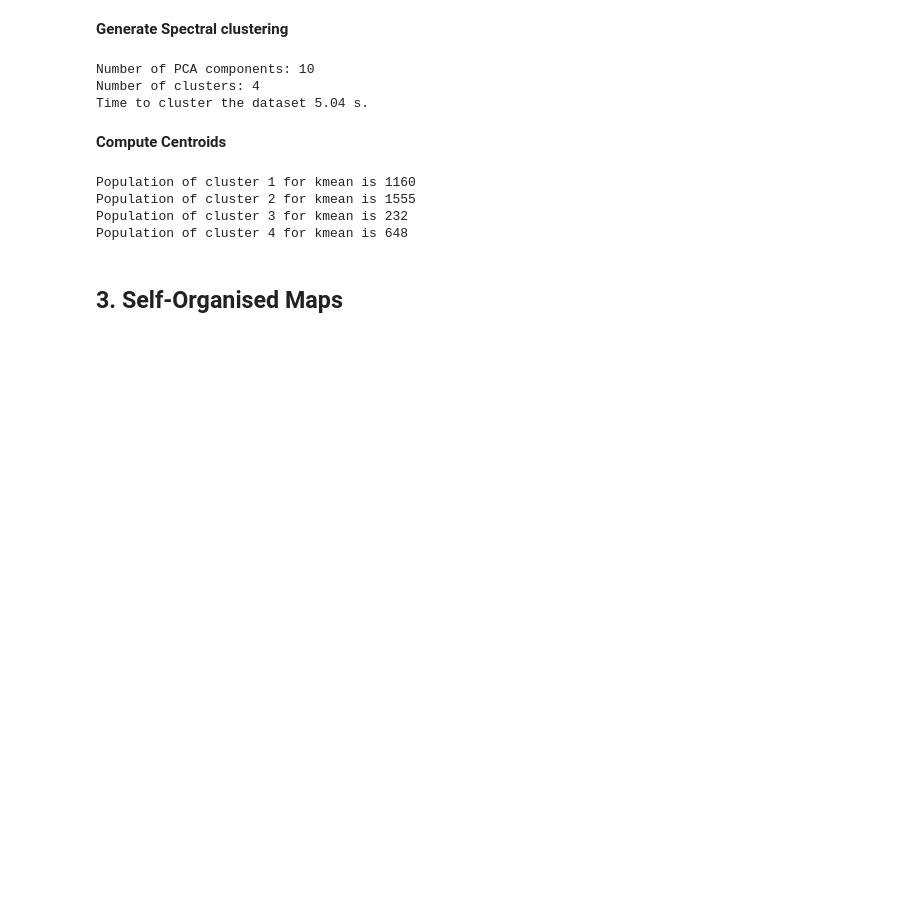
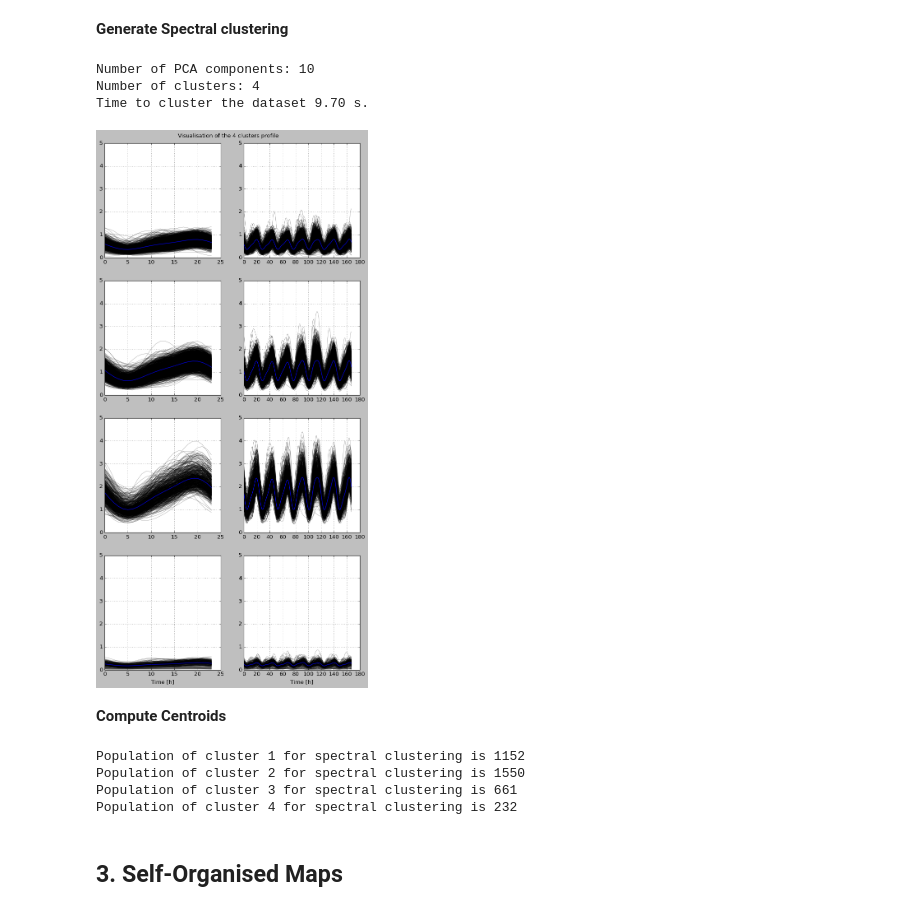
Before and after one commit to nvlaminc/Cenaero-TrailWorkshop2022, a Jupyter notebook: DimensionReduction/clustering/Clusters_Investigation.ipynb, the cells around one changed output. Saved outputs shown, nothing was run; the diff lists cells and outputs as text; code cells hidden in the pictures; blank space fills up the shorter version.

```diff
--- a/DimensionReduction/clustering/Clusters_Investigation.ipynb
+++ b/DimensionReduction/clustering/Clusters_Investigation.ipynb
@@ -99,38 +95,34 @@ Population of cluster 4 for kmean is 508
 **Generate Spectral clustering**
 # %%
 print(f'Number of PCA components: {n_components}')
-print(f'Number of clusters: {n_cluster}')
-
+print(f'Number of clusters: {n_clusters}')
 t = time.time()
-
 x_pca = PCA(n_components=n_components).fit_transform(x)
-scluster = SpectralClustering(n_clusters=n_cluster, random_state=0, affinity = "nearest_neighbors").fit(x_pca)
-
+scluster = SpectralClustering(n_clusters=n_clusters, random_state=0, affinity = "nearest_neighbors").fit(x_pca)
 print(f'Time to cluster the dataset {time.time()-t:.2f} s.')
-
 if do_plot:
-    plot_clusters(x, kmeans.predict(x_pca))
+    plot_clusters(x, scluster.labels_)
 # %% [output]
 Number of PCA components: 10
 Number of clusters: 4
-Time to cluster the dataset 5.04 s.
+Time to cluster the dataset 9.70 s.
+[figure, added]
 # %% [markdown]
 **Compute Centroids**
 # %%
 clusters = []
-
-for c in range(n_cluster):
-    print(f'Population of cluster {c+1} for kmean is {(scluster.labels_==c).sum()}')
+for c in range(n_clusters):
+    print(f'Population of cluster {c+1} for spectral clustering is {(scluster.labels_==c).sum()}')
     tmp = {}
     tmp['labels'] = c
     tmp['centroid'] = x[scluster.labels_ == c].mean(0)
     tmp['ids'] = ids[scluster.labels_== c]
     clusters.append(tmp)
 # %% [output]
-Population of cluster 1 for kmean is 1160
-Population of cluster 2 for kmean is 1555
-Population of cluster 3 for kmean is 232
-Population of cluster 4 for kmean is 648
+Population of cluster 1 for spectral clustering is 1152
+Population of cluster 2 for spectral clustering is 1550
+Population of cluster 3 for spectral clustering is 661
+Population of cluster 4 for spectral clustering is 232
 # %% [markdown]
 ## 3. Self-Organised Maps
 # %% [markdown]
```
Also changed, not shown: parts of 16 cells of this notebook, 2 other files.
